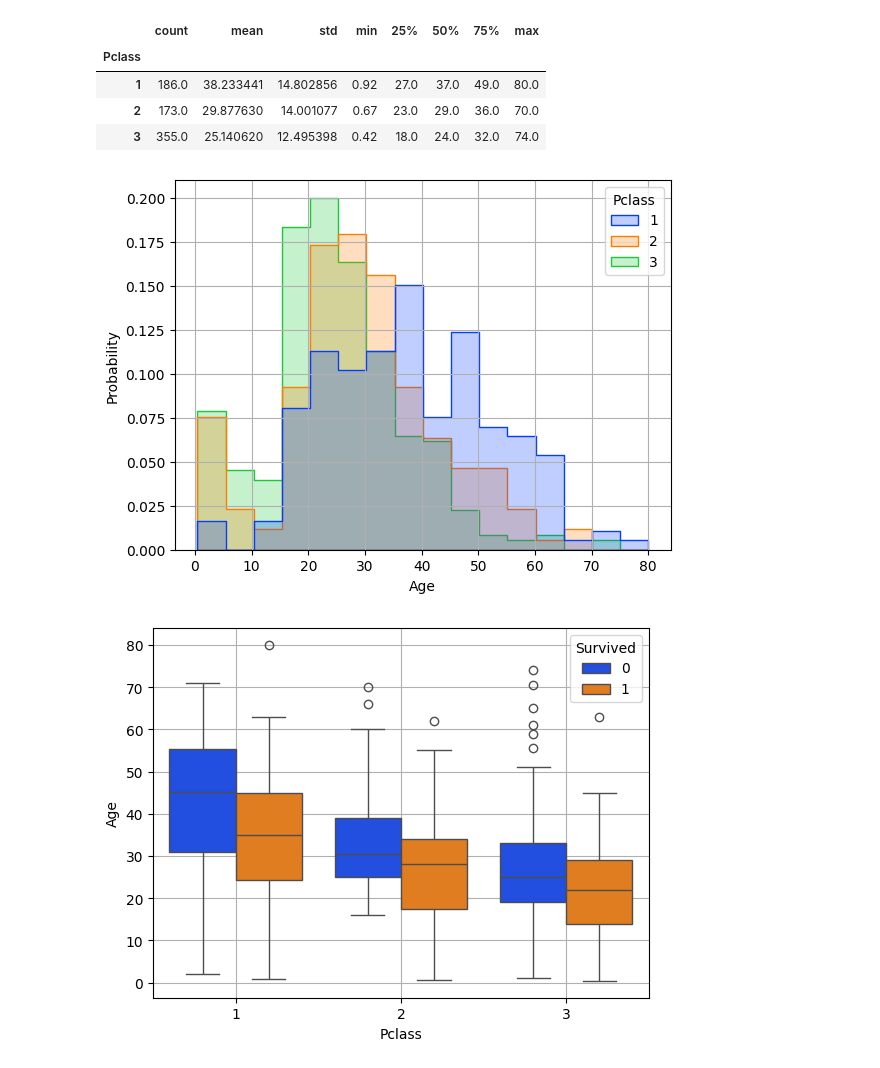
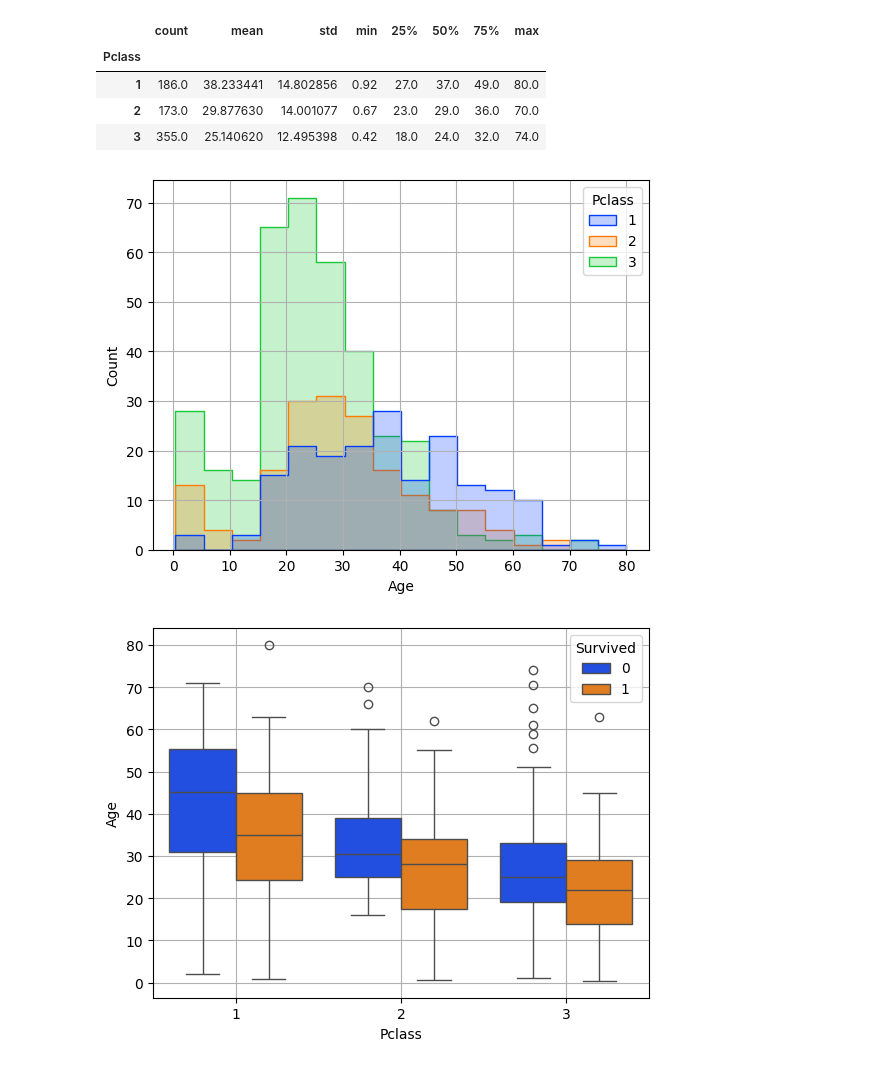
Before and after one commit to rfdspeng/ml_ai_portfolio, a Jupyter notebook: titanic/titanic.ipynb, the cells around one changed output. Saved outputs shown, nothing was run; the diff lists cells and outputs as text; code cells hidden in the pictures.

```diff
--- a/titanic/titanic.ipynb
+++ b/titanic/titanic.ipynb
@@ -256,16 +258,15 @@ df.groupby(["Pclass"]).Age.describe()
 # %%
 # ax = sns.histplot(df, x="Age", hue="Pclass", stat="probability", \
 #                   binwidth=5, common_norm=False, multiple="layer", \
 #                   element="step", palette="bright", \
 #                     kde=False, kde_kws={"bw_adjust": 0.5})
 
 ax = sns.histplot(df, x="Age", hue="Pclass", \
                   binwidth=5, multiple="layer", \
-                  element="step", palette="bright", \
-                    stat="probability", common_norm=False)
+                  element="step", palette="bright")
 ax.grid()
 # %% [output]
-[figure, old version]
+[figure, new version]
 # %%
 ax = sns.boxplot(df, x="Pclass", y="Age", hue="Survived", palette="bright")
 ax.grid()
```
Also changed, not shown: parts of 40 cells of this notebook.
